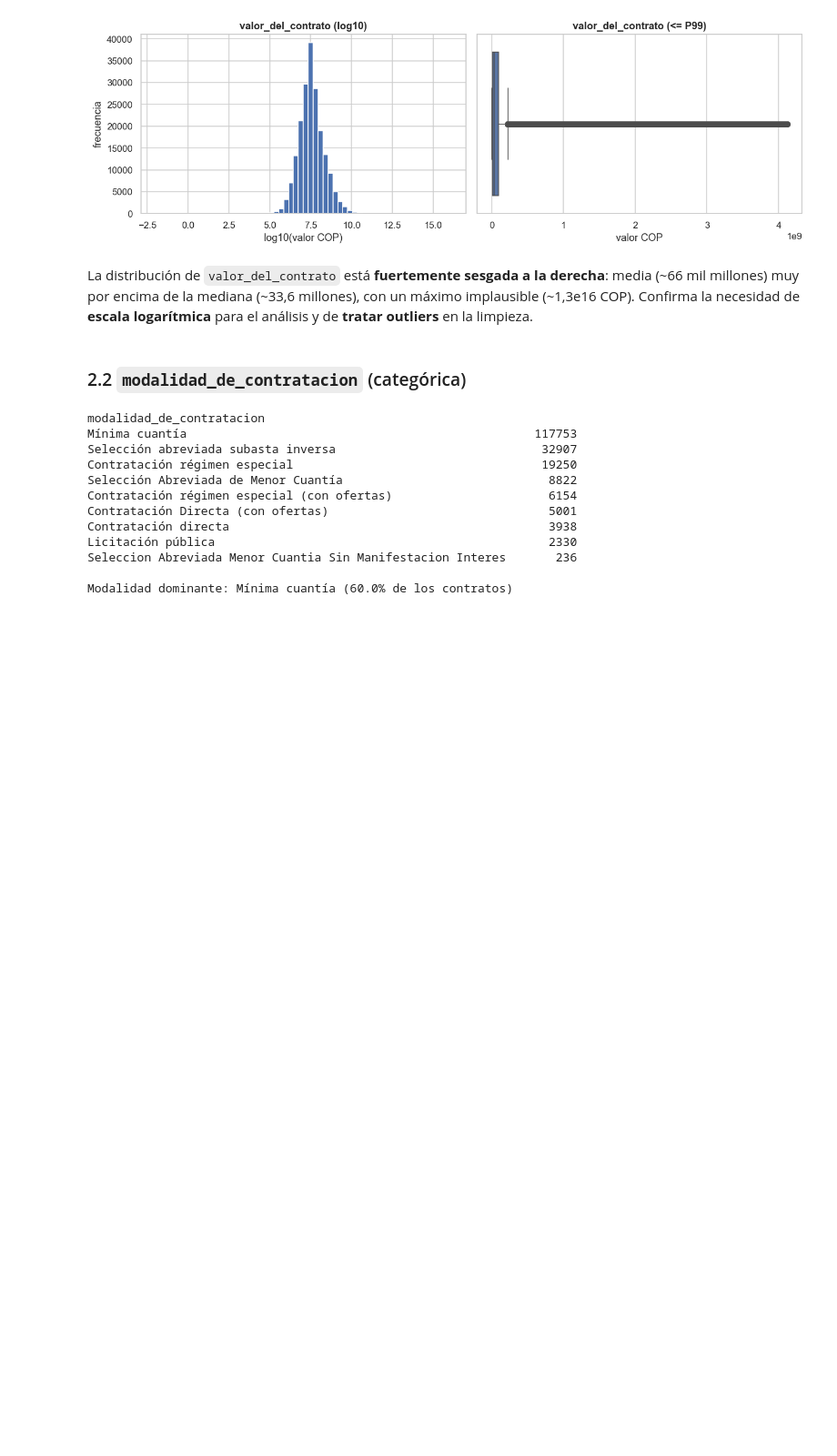
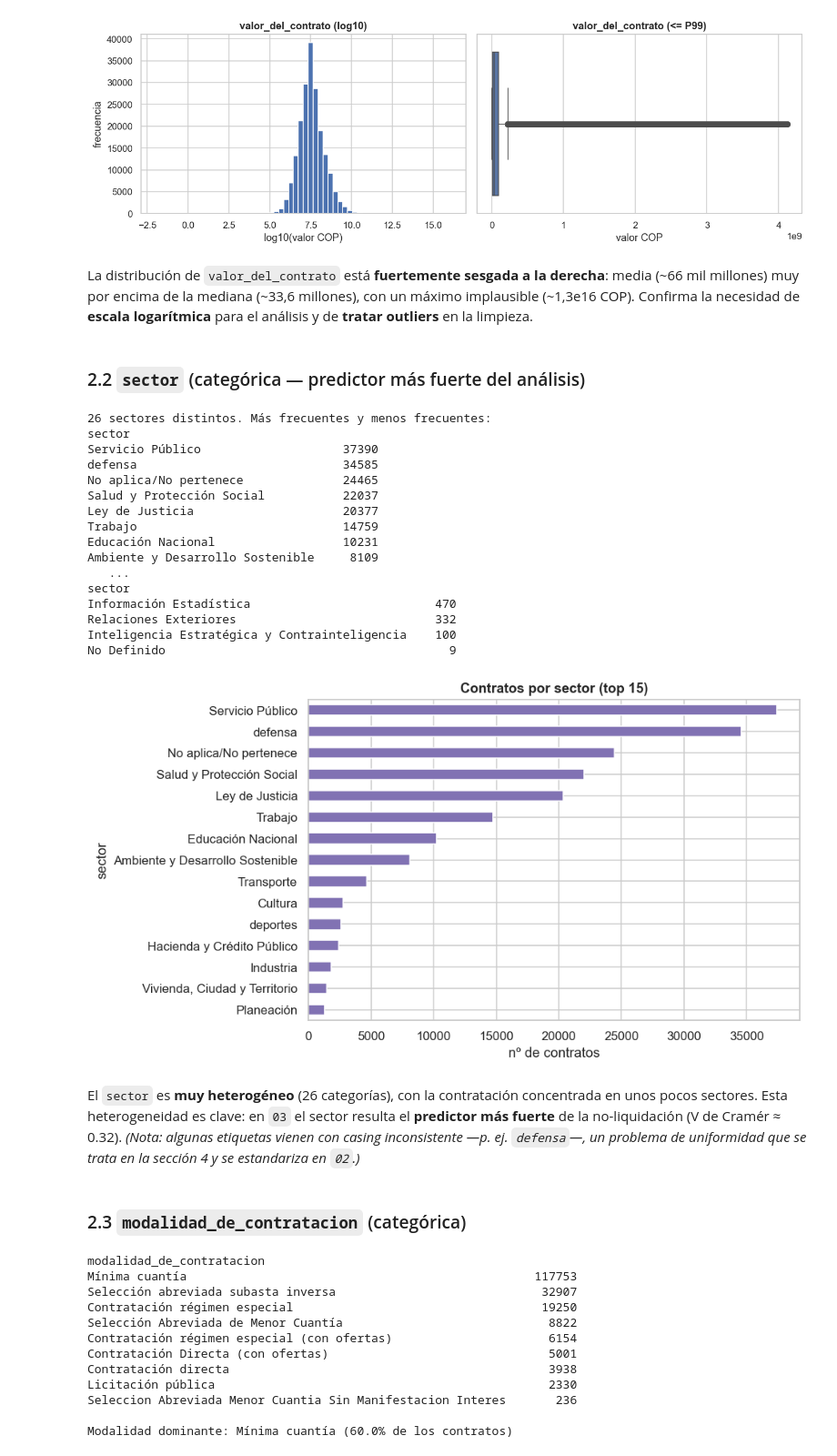
Before and after one commit to Danielfts/MINE-ciencia-de-datos, a Jupyter notebook: Taller 1/notebooks/01_entendimiento.ipynb, the cells around one changed output. Shown at 91% size. Drawn from its saved outputs; the diff is of its cells as text; code cells hidden in the pictures; blank space fills up the shorter version.

```diff
--- a/Taller 1/notebooks/01_entendimiento.ipynb
+++ b/Taller 1/notebooks/01_entendimiento.ipynb
@@ -178,8 +180,42 @@ plt.tight_layout(); plt.savefig(f'{RUTA_FIGS}/01_valor_contrato.png', bbox_inche
 La distribución de `valor_del_contrato` está **fuertemente sesgada a la derecha**: media (~66 mil millones)
 muy por encima de la mediana (~33,6 millones), con un máximo implausible (~1,3e16 COP). Confirma la necesidad
 de **escala logarítmica** para el análisis y de **tratar outliers** en la limpieza.
+# %% [markdown]
+### 2.2 `sector` (categórica — predictor más fuerte del análisis)
+# %%
+sec = df['sector'].value_counts()
+print(f'{df["sector"].nunique()} sectores distintos. Más frecuentes y menos frecuentes:')
+print(sec.head(8).to_string()); print('   ...'); print(sec.tail(4).to_string())
+
+fig, ax = plt.subplots(figsize=(9, 5))
+sec.head(15).sort_values().plot(kind='barh', ax=ax, color='#8172B3')
+ax.set_title('Contratos por sector (top 15)'); ax.set_xlabel('nº de contratos')
+plt.tight_layout(); plt.savefig(f'{RUTA_FIGS}/01_sector.png', bbox_inches='tight'); plt.show()
+# %% [output]
+26 sectores distintos. Más frecuentes y menos frecuentes:
+sector
+Servicio Público                    37390
+defensa                             34585
+No aplica/No pertenece              24465
+Salud y Protección Social           22037
+Ley de Justicia                     20377
+Trabajo                             14759
+Educación Nacional                  10231
+Ambiente y Desarrollo Sostenible     8109
+   ...
+sector
+Información Estadística                          470
+Relaciones Exteriores                            332
+Inteligencia Estratégica y Contrainteligencia    100
+No Definido                                        9
+[figure, added]
+# %% [markdown]
+El `sector` es **muy heterogéneo** (26 categorías), con la contratación concentrada en unos pocos sectores.
+Esta heterogeneidad es clave: en `03` el sector resulta el **predictor más fuerte** de la no-liquidación
+(V de Cramér ≈ 0.32). *(Nota: algunas etiquetas vienen con casing inconsistente —p. ej. `defensa`—, un problema
+de uniformidad que se trata en la sección 4 y se estandariza en `02`.)*
 # %% [markdown]
-### 2.2 `modalidad_de_contratacion` (categórica)
+### 2.3 `modalidad_de_contratacion` (categórica)
 # %%
 mod = df['modalidad_de_contratacion'].value_counts()
 print(mod.to_string())
```
Also changed, not shown: parts of 14 cells of this notebook, 4 other files.
